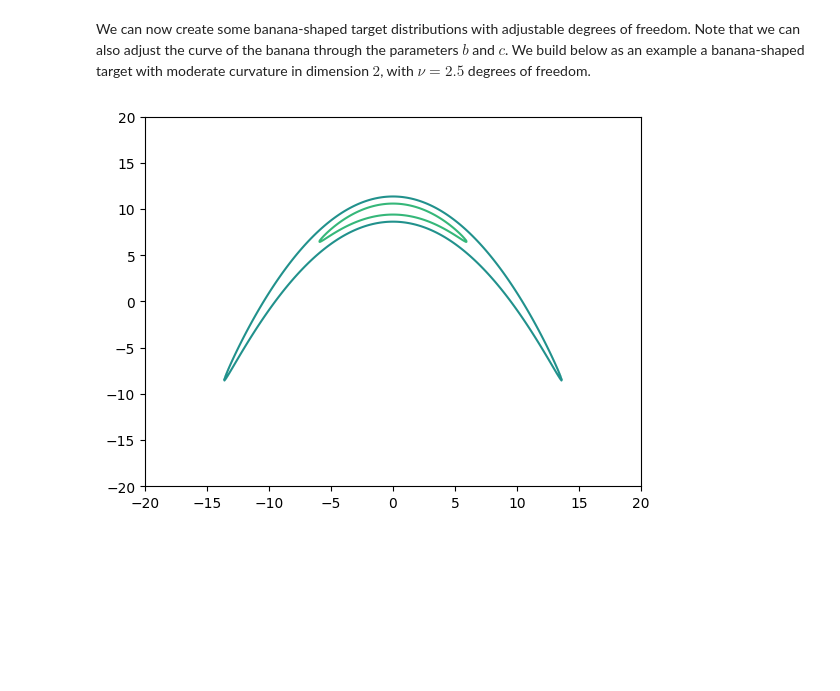
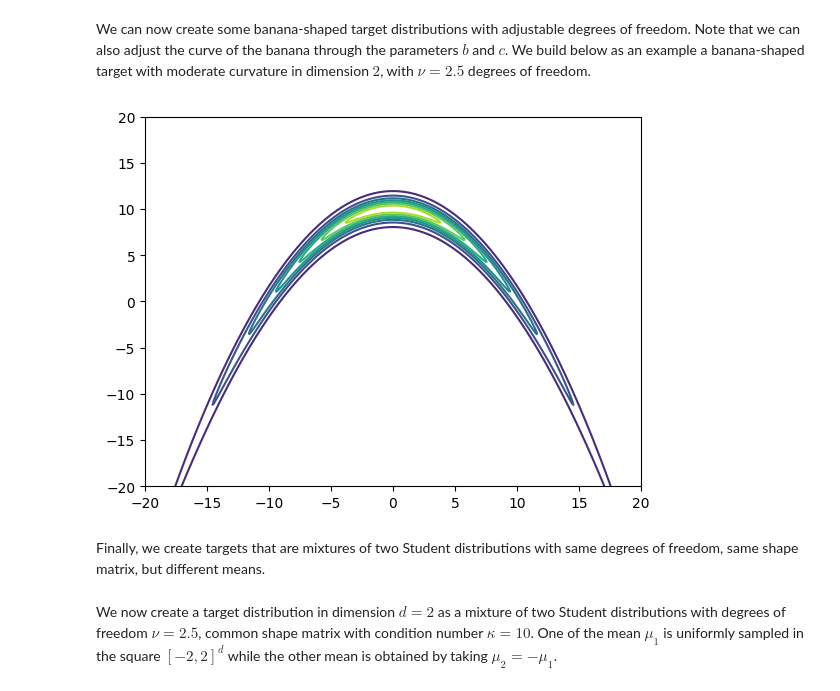
Before and after one commit to nicola144/ais-heavy-tails, a Jupyter notebook: SyntheticTargets.ipynb, the cells around one changed output. Saved outputs shown, nothing was run; the diff lists cells and outputs as text; code cells hidden in the pictures; blank space fills up the shorter version.

```diff
--- a/SyntheticTargets.ipynb
+++ b/SyntheticTargets.ipynb
@@ -86,21 +87,23 @@ log_pi_tilde = lambda x: unnormalized_logpdf_banana(x, dof, b, c)
 # %%
 # Generate a grid of points
 nb_points = 500
 X = np.linspace(-20, 20, nb_points)
 Y = np.linspace(-20, 20, nb_points)
 
 
 pdf = np.zeros((nb_points, nb_points))
 for i in range(nb_points):
     for j in range(nb_points):
         pdf[j,i] = np.exp(log_pi_tilde([X[i], Y[j]])) / Z
 
 
 # plot
 fig, ax = plt.subplots()
 
-ax.contour(X, Y, pdf, levels=levels)
+ax.contour(X, Y, pdf)
 
 plt.show()
 # %% [output]
-[figure, old version]
+[figure, new version]
+# %% [markdown]
+Finally, we create targets that are mixtures of two Student distributions with same degrees of freedom, same shape matrix, but different means.
@@ -106,0 +125,2 @@ plt.show()
+# %% [markdown]
+We now create a target distribution in dimension $d=2$ as a mixture of two Student distributions with degrees of freedom $\nu = 2.5$, common shape matrix with condition number $\kappa = 10$. One of the mean $\mu_1$ is uniformly sampled in the square $[-2,2]^d$ while the other mean is obtained by taking $\mu_2 = - \mu_1$.
```
Also changed, not shown: parts of 6 cells of this notebook.
